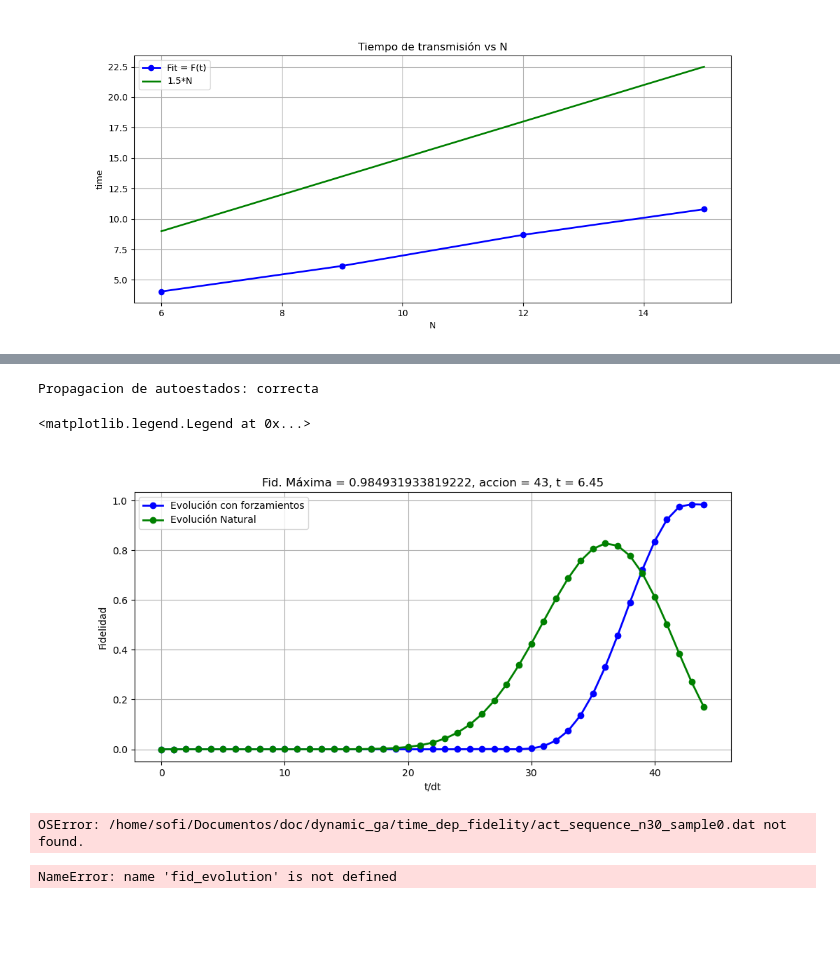
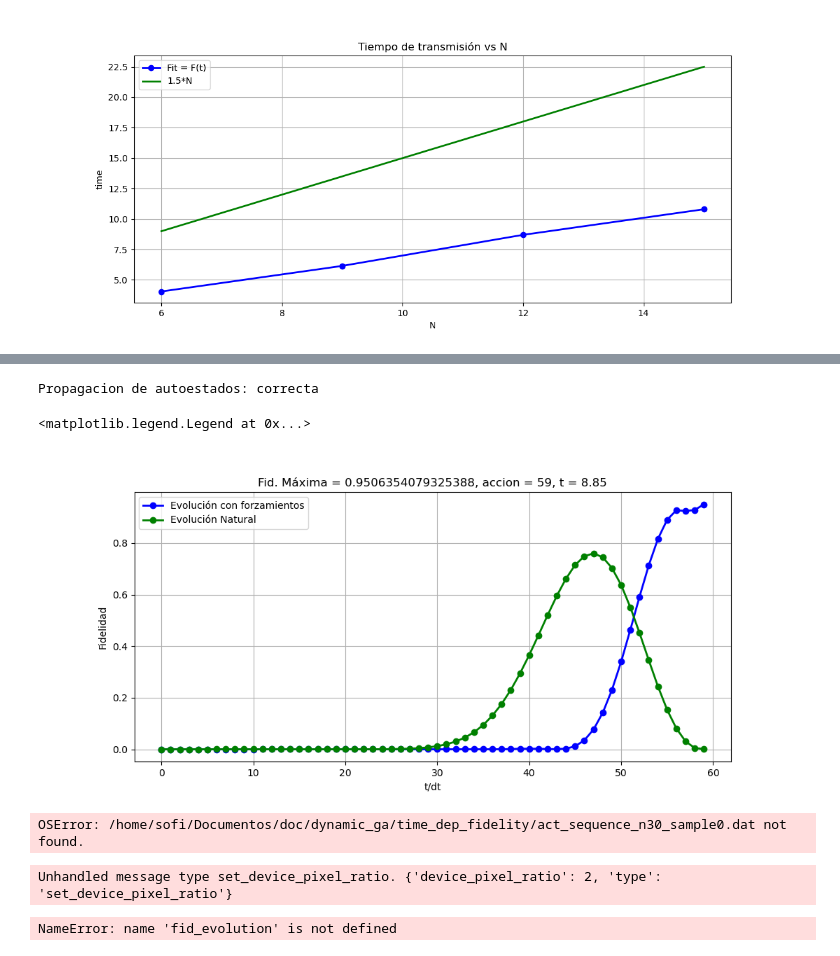
Before and after one commit to sofips/dynamic_ga, a Jupyter notebook: test.ipynb, the cells around one changed output, grey strips where cells are left out. Cells and saved outputs as stored; diff of their text form; code cells hidden in the pictures; blank space fills up the shorter version.

```diff
--- a/test.ipynb
+++ b/test.ipynb
@@ -127,8 +124,8 @@ Propagacion de autoestados: correcta
 # %%
-test_file = '/home/speron/dynga/dinamic_ga/reward_based_t5n/act_sequence_n9_sample4.dat'
+test_file = '/home/speron/dynga/dinamic_ga/test12/act_sequence_n12_sample0.dat'
 action_sequence = np.genfromtxt(test_file,dtype=int)
 
-nh = 9
+nh = 12
 dt = 0.15
 b = 100
 acciones = actions_paper(b,nh)
@@ -157,34 +154,34 @@ state[0] = 1.
 nat_evolution = []
 action_sequence = np.zeros(n_actions,dtype= int)
 
 for action in action_sequence:
 
     state = np.matmul(propagadores[action, :, :], state)
     fid = np.real(state[nh-1]*np.conjugate(state[nh-1]))
     nat_evolution = np.append(nat_evolution,fid)
 
     if abs(la.norm(state) - 1.)>1E-8:
         print('FALLO EN LA NORMALIZACION',la.norm(state))
 
 
 axs = plt.figure(figsize=(11,5))
 max_fid = np.max(forced_evolution)
 max_action = np.argmax(forced_evolution)
 
 plt.plot(np.arange(0,n_actions,1),forced_evolution, '-o', label = 'Evolución con forzamientos')
 plt.plot(np.arange(0,n_actions,1),nat_evolution, '-o', label = 'Evolución Natural')
 
 t_max = max_action*dt
 
 plt.grid()
 plt.title('Fid. Máxima = {}, accion = {}, t = {}'.format(max_fid,max_action,t_max))
 plt.xlabel('t/dt')
 plt.ylabel('Fidelidad')
 plt.legend()
 # %% [output]
 Propagacion de autoestados: correcta
 <matplotlib.legend.Legend at 0x...>
-[figure, old version]
+[figure, new version]
 # %%
 test_file = '/home/sofi/Documentos/doc/dynamic_ga/time_dep_fidelity/act_sequence_n30_sample0.dat'
 
@@ -219,6 +216,7 @@ for action in action_sequence:
 tsteps = np.shape(action_sequence)[0] + 1
 # %% [output]
 OSError: /home/sofi/Documentos/doc/dynamic_ga/time_dep_fidelity/act_sequence_n30_sample0.dat not found.
+Unhandled message type set_device_pixel_ratio. {'device_pixel_ratio': 2, 'type': 'set_device_pixel_ratio'}
 # %%
 test_file_2 = '/home/sofi/Documentos/doc/dynamic_ga/no_time_fidelity/act_sequence_n30_sample0.dat'
 
```
Also changed, not shown: parts of 1 cell of this notebook.
